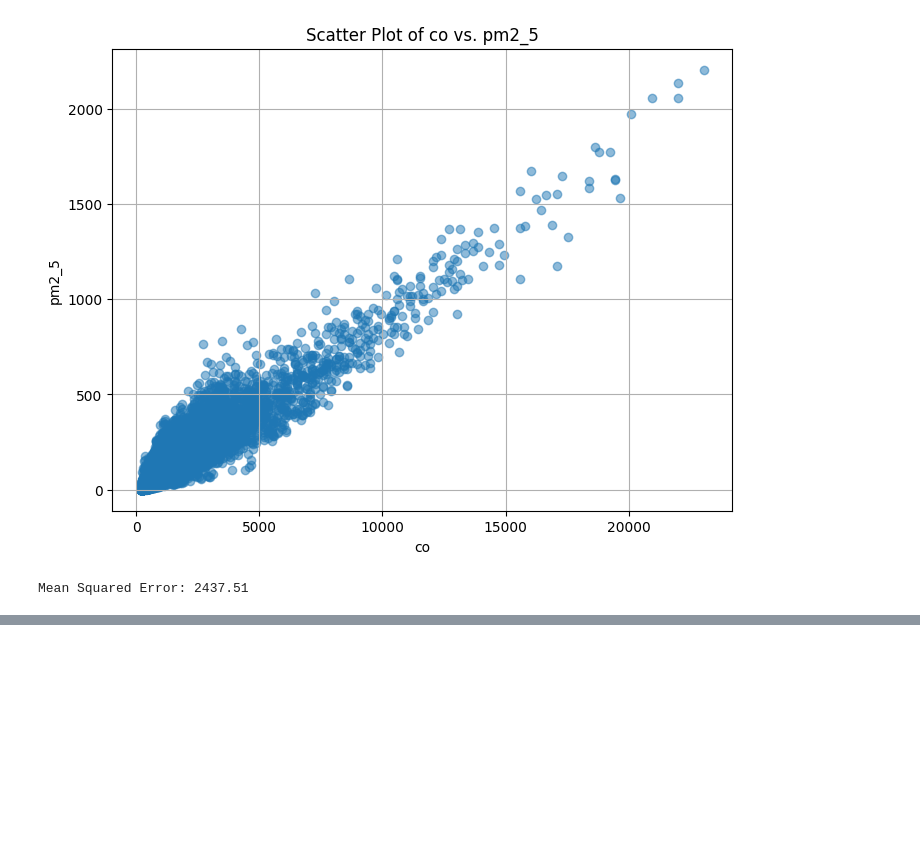
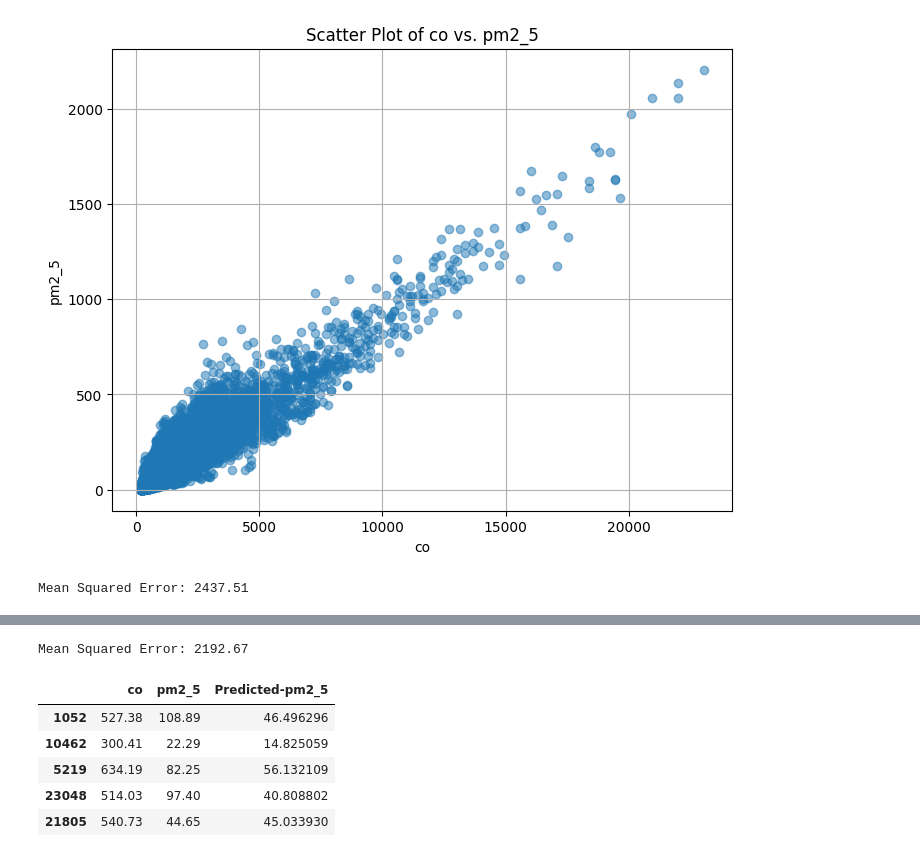
Before and after one commit to Kevansh123/ML, a Jupyter notebook: lab6.ipynb, the cells around one changed output, grey strips where cells are left out. Saved outputs shown, nothing was run; the diff lists cells and outputs as text; code cells hidden in the pictures; blank space fills up the shorter version.

```diff
--- a/lab6.ipynb
+++ b/lab6.ipynb
@@ -7,7 +7,7 @@ from sklearn.linear_model import LinearRegression
 from sklearn.metrics import mean_squared_error
 
 # Load your dataset
-data = pd.read_csv("air_pollution_data.csv")
+df = pd.read_csv("air_pollution_data.csv")
 
 # Choose two numeric features from your dataset
 feature1 = "co"
@@ -15,7 +15,7 @@ feature2 = "pm2_5"
 
 # Create a scatter plot
 plt.figure(figsize=(8, 6))
-plt.scatter(data[feature1], data[feature2], alpha=0.5)
+plt.scatter(df[feature1], df[feature2], alpha=0.5)
 plt.title(f"Scatter Plot of {feature1} vs. {feature2}")
 plt.xlabel(feature1)
 plt.ylabel(feature2)
@@ -73,0 +86,44 @@ KeyError: ' '
+# %%
+# A5
+# Using data from A1 for Regression Tree and k-NN Regressor
+
+from sklearn.tree import DecisionTreeRegressor
+
+# Data Processing
+# Choose the independent and dependent variables
+independent_variable = "co"
+dependent_variable = "pm2_5"
+
+# Split the data into training and testing sets
+X = df[[independent_variable]]
+y = df[dependent_variable]
+X_train, X_test, y_train, y_test = train_test_split(X, y, test_size=0.2, random_state=42)
+
+# Regression Tree
+regressiontree = DecisionTreeRegressor()
+
+regressiontree.fit(X, y)
+
+# Show prediction V/S true value for pm10
+prediction_regression_tree = pd.DataFrame()
+
+prediction_regression_tree[independent_variable] = X_test
+prediction_regression_tree[dependent_variable] = y_test
+
+# Predict testing values
+y_pred = regressiontree.predict(X_test)
+
+prediction_regression_tree["Predicted-" + dependent_variable] = y_pred
+
+# Calculate the mean squared error
+print(f"Mean Squared Error: {mean_squared_error(y_test, y_pred):.2f}")
+
+prediction_regression_tree.head()
+# %% [output]
+Mean Squared Error: 2192.67
+|  | co | pm2_5 | Predicted-pm2_5 |
+| 1052 | 527.38 | 108.89 | 46.496296 |
+| 10462 | 300.41 | 22.29 | 14.825059 |
+| 5219 | 634.19 | 82.25 | 56.132109 |
+| 23048 | 514.03 | 97.40 | 40.808802 |
+| 21805 | 540.73 | 44.65 | 45.033930 |
```
Also changed, not shown: parts of 4 cells of this notebook, 2 other files.
